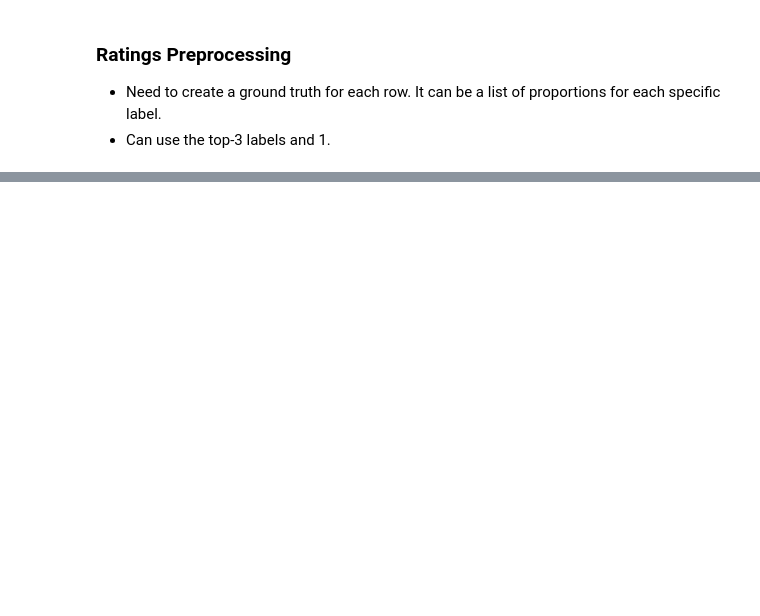
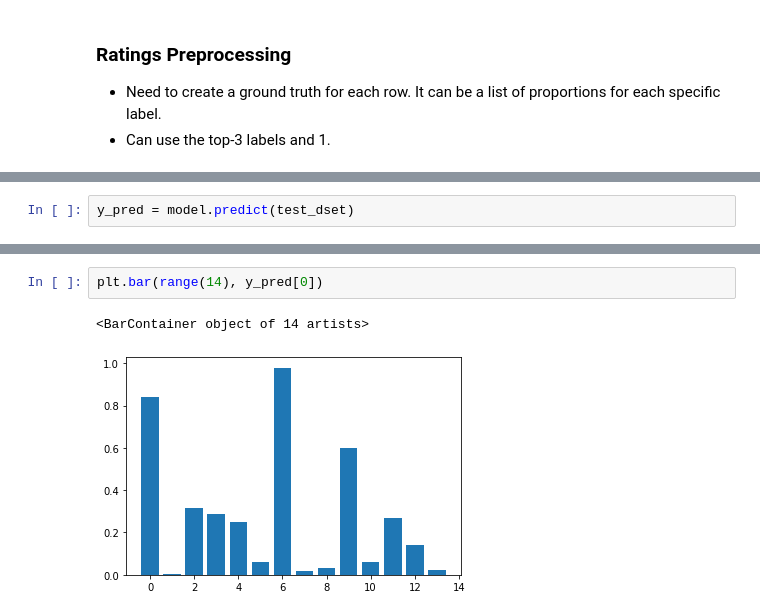
Before and after one commit to danielhariyanto/iPresent, a Jupyter notebook: exp_notebooks/ted_analysis.ipynb, the cells around one changed output, grey strips where cells are left out. Drawn from its saved outputs; the diff is of its cells as text; blank space fills up the shorter version.

```diff
--- a/exp_notebooks/ted_analysis.ipynb
+++ b/exp_notebooks/ted_analysis.ipynb
@@ -178,0 +342,2 @@ wv = api.load('word2vec-google-news-300')
+# %%
+y_pred = model.predict(test_dset)
@@ -178,0 +355,5 @@ wv = api.load('word2vec-google-news-300')
+# %%
+plt.bar(range(14), y_pred[0])
+# %% [output]
+<BarContainer object of 14 artists>
+[figure, added]
```
Also changed, not shown: parts of 34 cells of this notebook.
